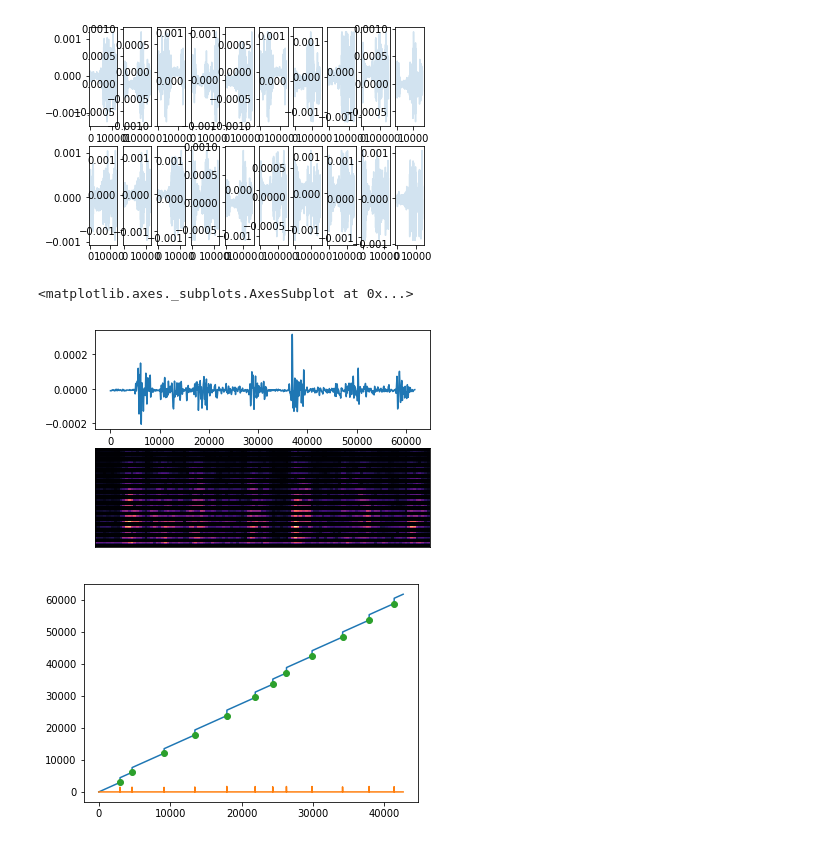
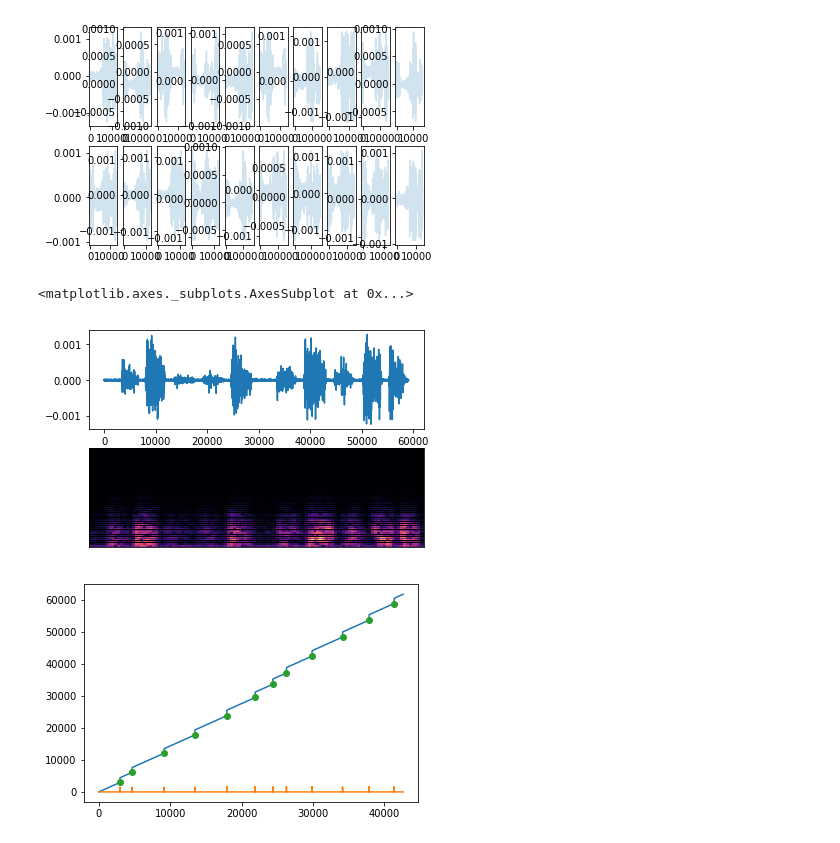
Before and after one commit to jacosol/GestureRecognition_MYO, a Jupyter notebook: IpythonNotebooks/DatasetHandsOn.ipynb, the cells around one changed output. Drawn from its saved outputs; the diff is of its cells as text; code cells hidden in the pictures.

```diff
--- a/IpythonNotebooks/DatasetHandsOn.ipynb
+++ b/IpythonNotebooks/DatasetHandsOn.ipynb
@@ -383,14 +403,15 @@ plt.show()
 [figure]
 [figure]
 # %%
+sample = load_random_sample(path)
 plt.subplot(211)
-plt.plot(scipy.ndimage.gaussian_filter( sample['channel_1'],50))
+plt.plot(scipy.ndimage.gaussian_filter( sample['channel_1'],1))
 plt.subplot(212)
-S = lb.feature.melspectrogram(scipy.ndimage.gaussian_filter( sample['channel_1'],50),fmax=200)
+S = lb.feature.melspectrogram(scipy.ndimage.gaussian_filter( sample['channel_1'],50),fmax=500)
 display.specshow((S**(1/4)))
 # %% [output]
 <matplotlib.axes._subplots.AxesSubplot at 0x...>
-[figure, old version]
+[figure, new version]
 # %%
 inds0 = np.where(sample['labels']==0)[0]
 # %%
```
Also changed, not shown: parts of 23 cells of this notebook.
